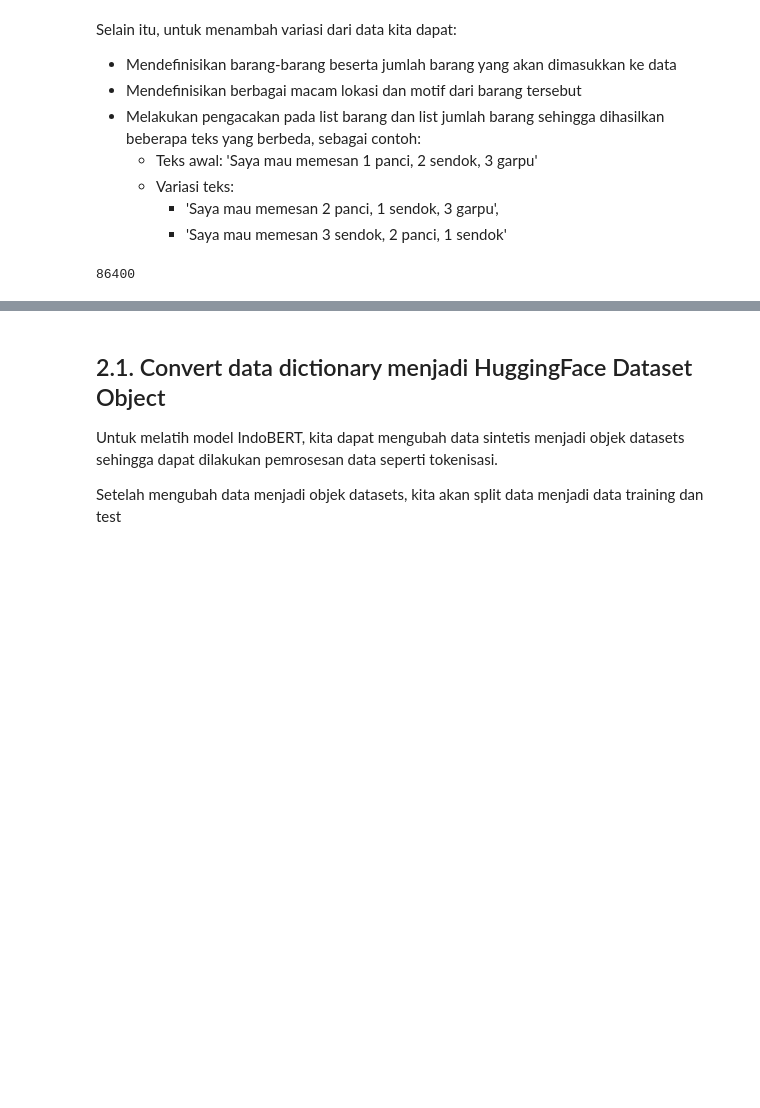
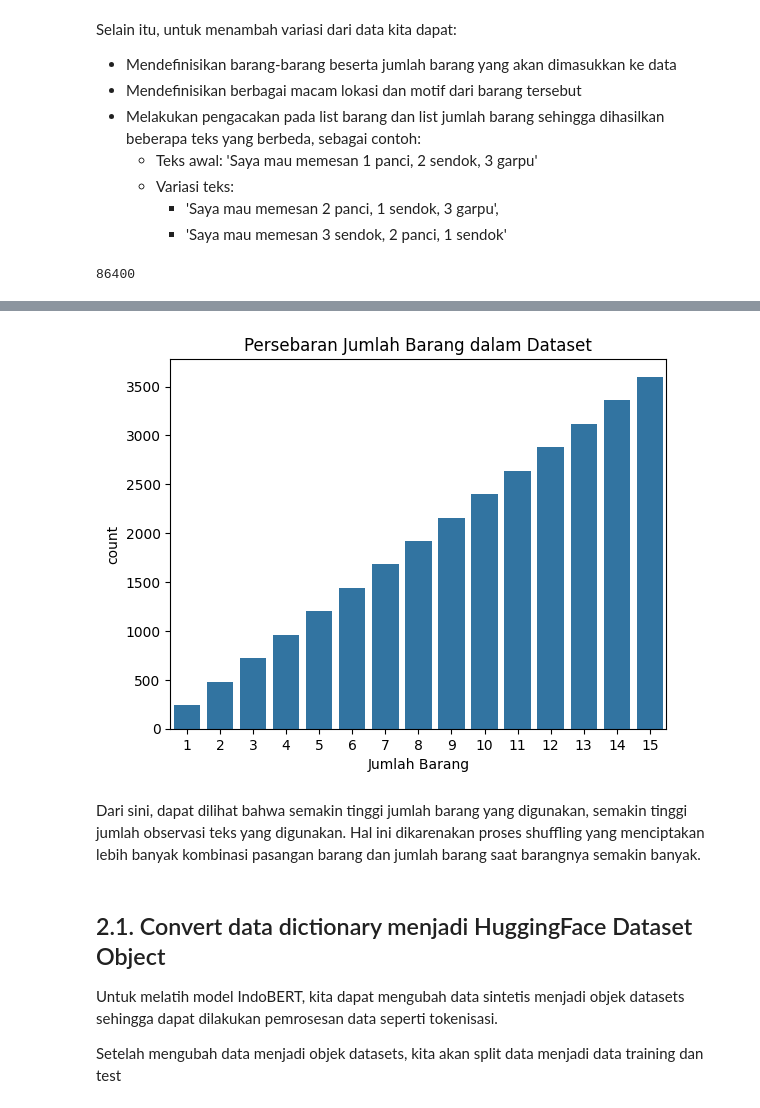
Before and after one commit to Andikazidanef15/product_info_retrievers, a Jupyter notebook: notebook/Item_Information_Retrieval.ipynb, the cells around one changed output, grey strips where cells are left out. Saved outputs shown, nothing was run; the diff lists cells and outputs as text; code cells hidden in the pictures; blank space fills up the shorter version.

```diff
--- a/notebook/Item_Information_Retrieval.ipynb
+++ b/notebook/Item_Information_Retrieval.ipynb
@@ -238,3 +272,29 @@ Dengan menggunakan metode tersebut, kita dapat menghasilkan 86,400 baris data ya
+# %%
+# Buat pandas dataframe object
+df = pd.DataFrame(
+    {'Konteks': data['context'],
+     'Pertanyaan': data['question'],
+     'Jawaban': [ans['text'][0] for ans in data['answers']]
+    }
+)
+
+# Filter pada pertanyaan Apa saja barang yang dipesan
+sub_df = df[df['Pertanyaan'] == 'Apa saja barang yang dipesan?'].copy()
+
+# Dapatkan jumlah barang yang disebut dengan filter kata ,
+sub_df['Jumlah Barang'] = sub_df['Jawaban'].apply(lambda ans: len(ans.split(',')))
+
+# Tampilkan distribusi jumlah barang
+sns.countplot(
+    data = sub_df,
+    x = 'Jumlah Barang'
+)
+plt.title('Persebaran Jumlah Barang dalam Dataset')
+plt.show()
+# %% [output]
+[figure, added]
+# %% [markdown]
+Dari sini, dapat dilihat bahwa semakin tinggi jumlah barang yang digunakan, semakin tinggi jumlah observasi teks yang digunakan. Hal ini dikarenakan proses shuffling yang menciptakan lebih banyak kombinasi pasangan barang dan jumlah barang saat barangnya semakin banyak.
 # %% [markdown]
 ## 2.1. Convert data dictionary menjadi HuggingFace Dataset Object
 Untuk melatih model IndoBERT, kita dapat mengubah data sintetis menjadi objek datasets sehingga dapat dilakukan pemrosesan data seperti tokenisasi.
```
Also changed, not shown: parts of 5 cells of this notebook, 1 other file.
